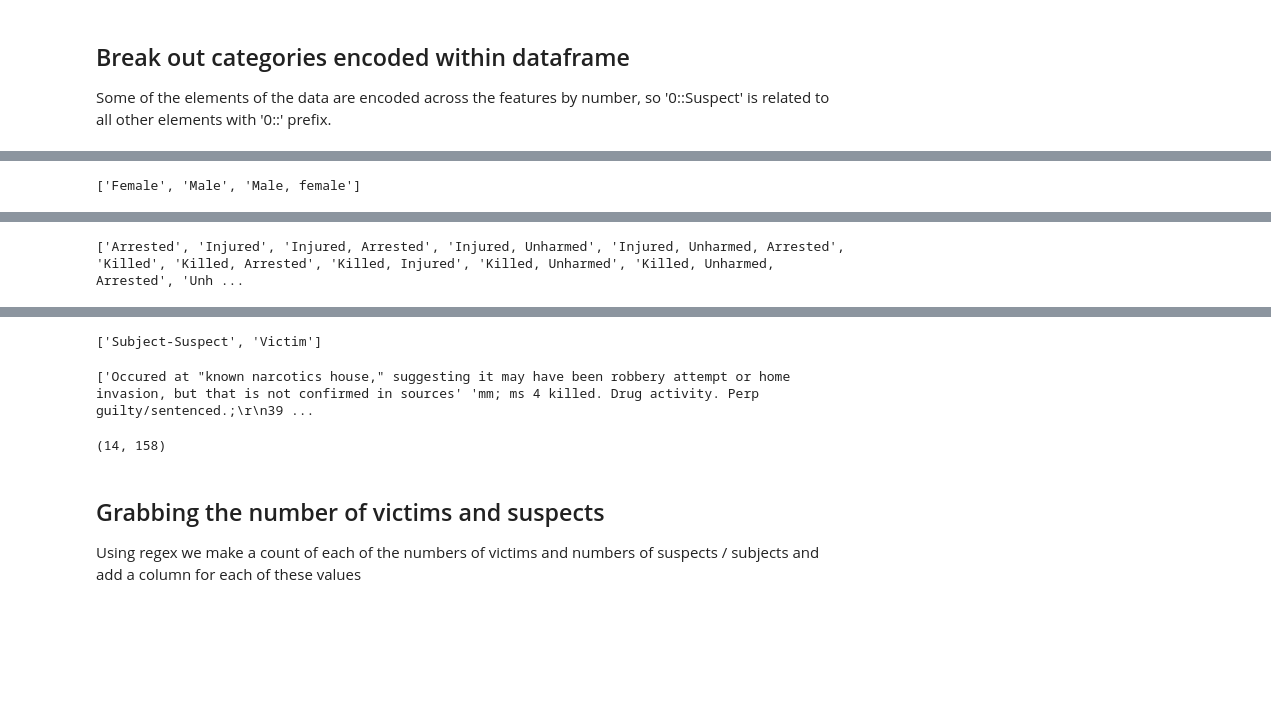
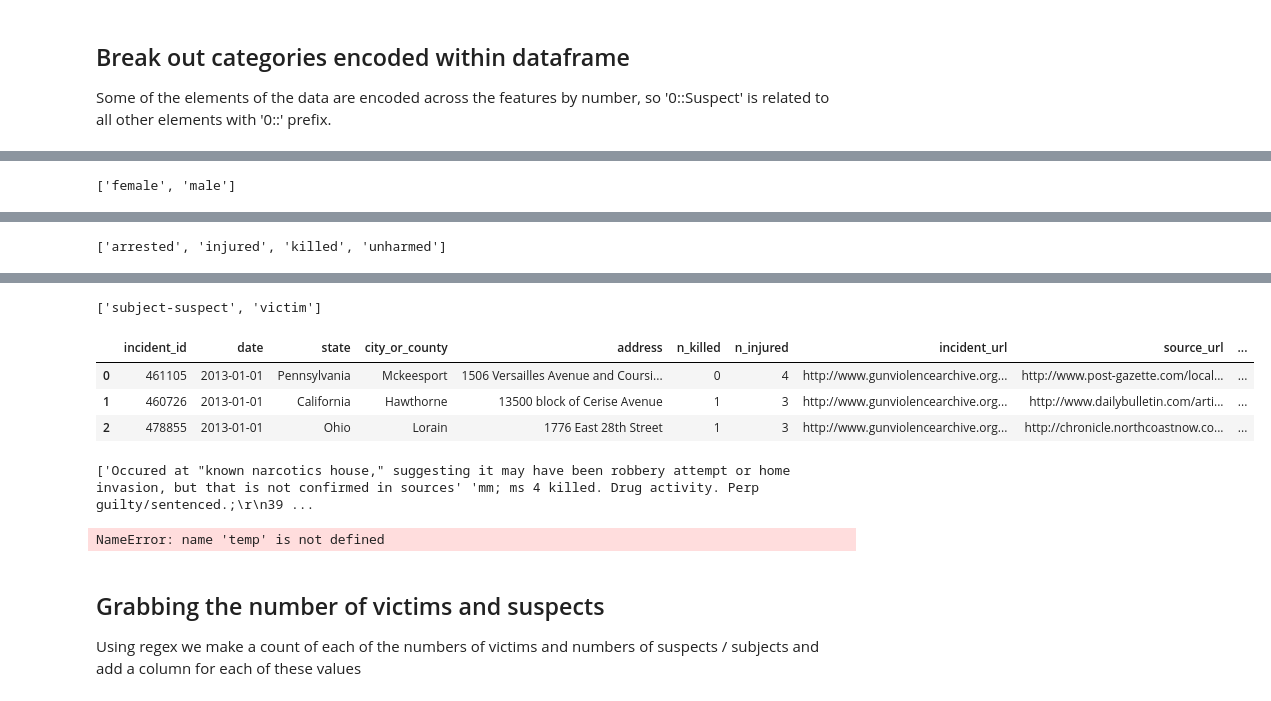
Before and after one commit to ReillyProudsworth/Gun_Violence_Analysis, a Jupyter notebook: GunViolenceDataAnalysis.ipynb, the cells around one changed output, grey strips where cells are left out. Saved outputs shown, nothing was run; the diff lists cells and outputs as text; code cells hidden in the pictures; blank space fills up the shorter version.

Commit message:
fixed the encoded categories issue

```diff
--- a/GunViolenceDataAnalysis.ipynb
+++ b/GunViolenceDataAnalysis.ipynb
@@ -56,26 +56,40 @@ def category_split(feature):
             temp_dict = dict(x.split('::') for x in string.split('||'))
 
             for _, value in temp_dict.items():
-                arr.add(value)
+                if ',' in value:
+                    value = value.split(', ')
+
+                    for item in value:
+                        arr.add(item.lower())
+
+                    continue
+
+                arr.add(value.lower())
 
     arr = sorted(arr)
     return arr
 # %%
 encoded_categories = ['participant_gender', 'participant_status', 'participant_type']
 
 for x in tqdm_notebook(encoded_categories):
     categories_list = category_split(x)
     print(categories_list)
-##    for y in categories_list:
-##        df['is_' + y] = df[x].str.contains(y, regex=False)
+    for y in categories_list:
+        df['is_' + y] = df[x].str.contains(y, regex=False)
+
+df.head(n=3)
 # %% [output]
 [interactive output not drawn]
 [interactive output not drawn]
-['Female', 'Male', 'Male, female']
+['female', 'male']
 [interactive output not drawn]
-['Arrested', 'Injured', 'Injured, Arrested', 'Injured, Unharmed', 'Injured, Unharmed, Arrested', 'Killed', 'Killed, Arrested', 'Killed, Injured', 'Killed, Unharmed', 'Killed, Unharmed, Arrested', 'Unh ...
+['arrested', 'injured', 'killed', 'unharmed']
 [interactive output not drawn]
-['Subject-Suspect', 'Victim']
+['subject-suspect', 'victim']
+|  | incident_id | date | state | city_or_county | address | n_killed | n_injured | incident_url | source_url | ... |
+| 0 | 461105 | 2013-01-01 | Pennsylvania | Mckeesport | 1506 Versailles Avenue and Coursi... | 0 | 4 | http://www.gunviolencearchive.org... | http://www.post-gazette.com/local... | ... |
+| 1 | 460726 | 2013-01-01 | California | Hawthorne | 13500 block of Cerise Avenue | 1 | 3 | http://www.gunviolencearchive.org... | http://www.dailybulletin.com/arti... | ... |
+| 2 | 478855 | 2013-01-01 | Ohio | Lorain | 1776 East 28th Street | 1 | 3 | http://www.gunviolencearchive.org... | http://chronicle.northcoastnow.co... | ... |
 # %%
 exp = df['participant_status'].isnull()
 temp = df[~exp]
@@ -88,7 +102,7 @@ print(np.array(note.notes))
 # %%
 temp[temp['participant_status'].str.contains('Killed, Unharmed, Arrested')].shape
 # %% [output]
-(14, 158)
+NameError: name 'temp' is not defined
 # %% [markdown]
 ## Grabbing the number of victims and suspects
 Using regex we make a count of each of the numbers of victims and numbers of suspects / subjects and add a column for each of these values
```
